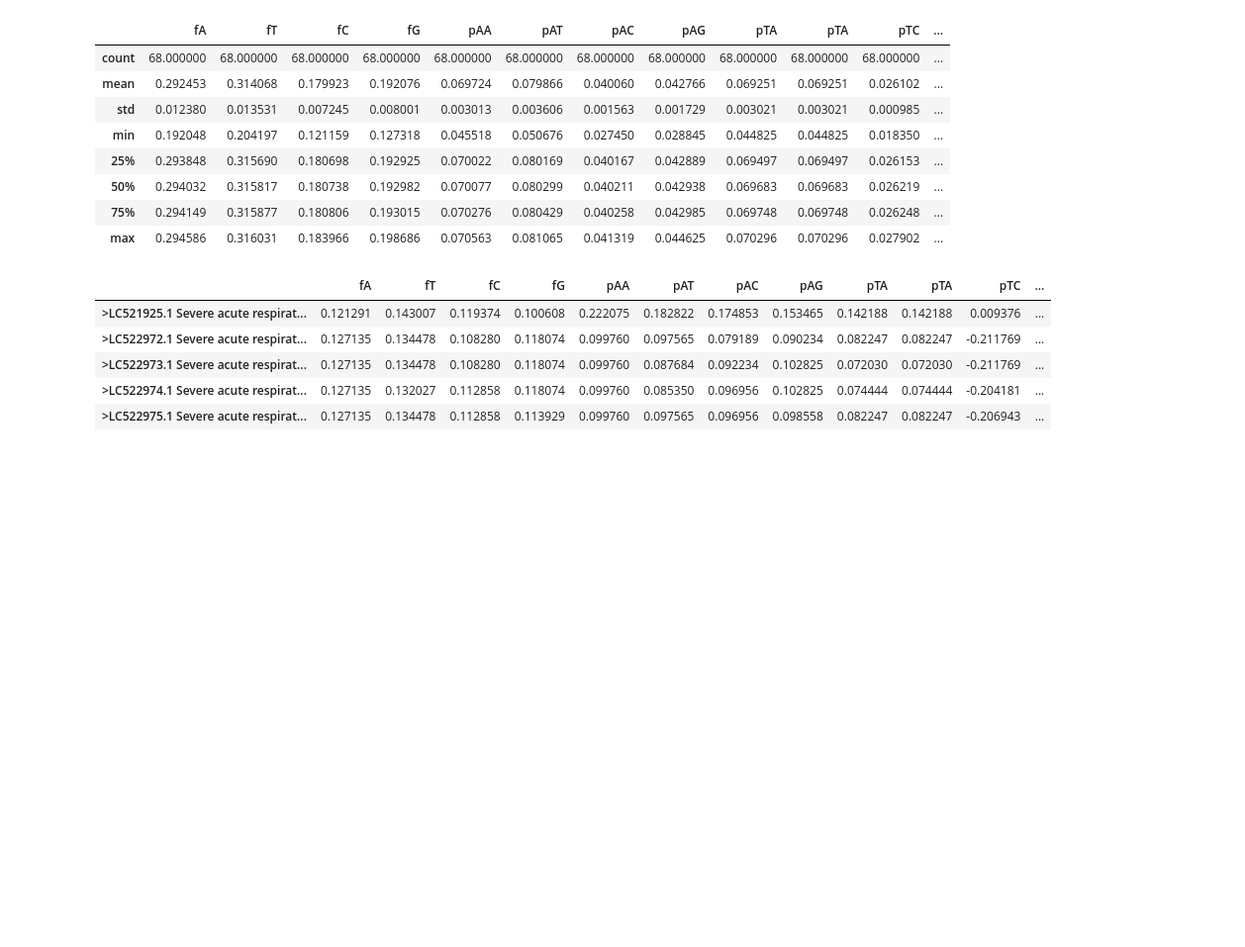
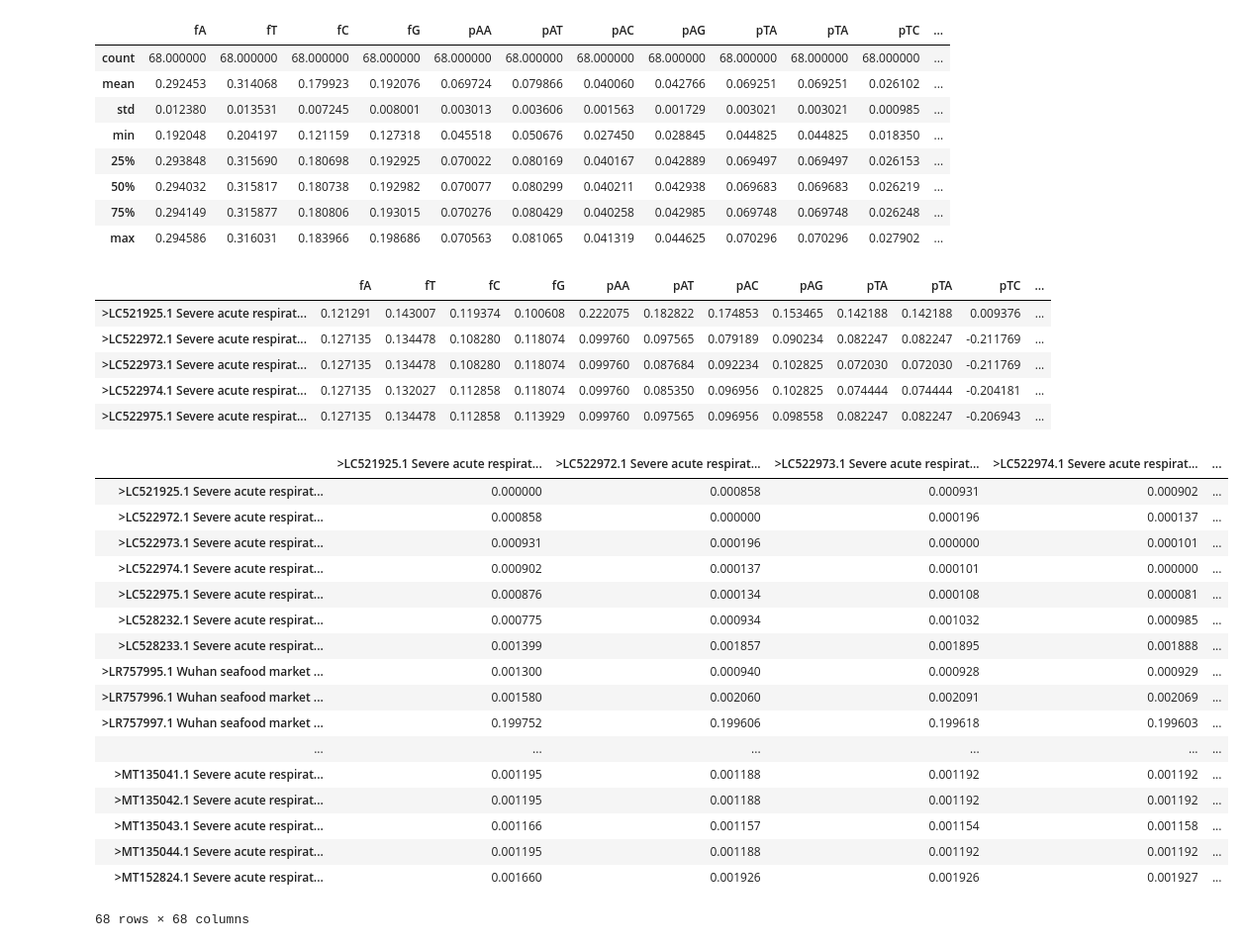
Before and after one commit to taniagmangolini/SARS_COV_2, a Jupyter notebook: analysis.ipynb, the cells around one changed output. Shown at 99% size. Cells and saved outputs as stored; diff of their text form; code cells hidden in the pictures; blank space fills up the shorter version.

```diff
--- a/analysis.ipynb
+++ b/analysis.ipynb
@@ -214,3 +216,29 @@ df_std.head()
 # %%
 #calc distances
 #useful: https://www.drawingfromdata.com/making-a-pairwise-distance-matrix-with-pandas
+pairwise = pd.DataFrame(
+    squareform(pdist(df_original)),
+    columns = df_original.index,
+    index = df_original.index
+)
+# %%
+pairwise
+# %% [output]
+|  | >LC521925.1 Severe acute respirat... | >LC522972.1 Severe acute respirat... | >LC522973.1 Severe acute respirat... | >LC522974.1 Severe acute respirat... | ... |
+| >LC521925.1 Severe acute respirat... | 0.000000 | 0.000858 | 0.000931 | 0.000902 | ... |
+| >LC522972.1 Severe acute respirat... | 0.000858 | 0.000000 | 0.000196 | 0.000137 | ... |
+| >LC522973.1 Severe acute respirat... | 0.000931 | 0.000196 | 0.000000 | 0.000101 | ... |
+| >LC522974.1 Severe acute respirat... | 0.000902 | 0.000137 | 0.000101 | 0.000000 | ... |
+| >LC522975.1 Severe acute respirat... | 0.000876 | 0.000134 | 0.000108 | 0.000081 | ... |
+| >LC528232.1 Severe acute respirat... | 0.000775 | 0.000934 | 0.001032 | 0.000985 | ... |
+| >LC528233.1 Severe acute respirat... | 0.001399 | 0.001857 | 0.001895 | 0.001888 | ... |
+| >LR757995.1 Wuhan seafood market ... | 0.001300 | 0.000940 | 0.000928 | 0.000929 | ... |
+| >LR757996.1 Wuhan seafood market ... | 0.001580 | 0.002060 | 0.002091 | 0.002069 | ... |
+| >LR757997.1 Wuhan seafood market ... | 0.199752 | 0.199606 | 0.199618 | 0.199603 | ... |
+| ... | ... | ... | ... | ... | ... |
+| >MT135041.1 Severe acute respirat... | 0.001195 | 0.001188 | 0.001192 | 0.001192 | ... |
+| >MT135042.1 Severe acute respirat... | 0.001195 | 0.001188 | 0.001192 | 0.001192 | ... |
+| >MT135043.1 Severe acute respirat... | 0.001166 | 0.001157 | 0.001154 | 0.001158 | ... |
+| >MT135044.1 Severe acute respirat... | 0.001195 | 0.001188 | 0.001192 | 0.001192 | ... |
+| >MT152824.1 Severe acute respirat... | 0.001660 | 0.001926 | 0.001926 | 0.001927 | ... |
+68 rows × 68 columns
```
Also changed, not shown: parts of 1 cell of this notebook.
